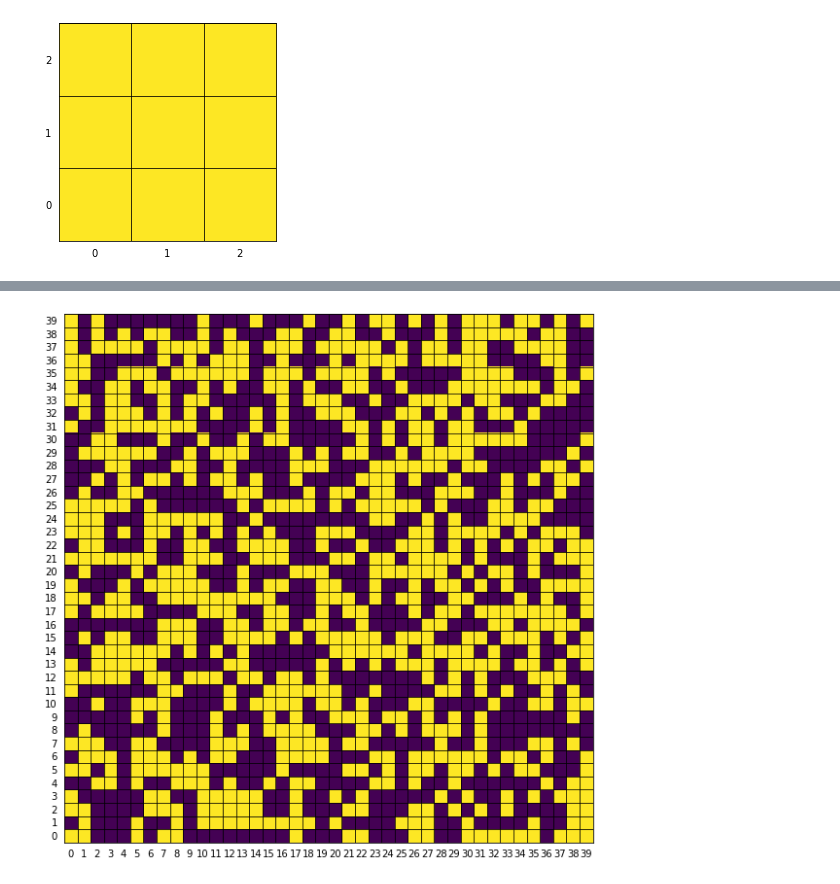
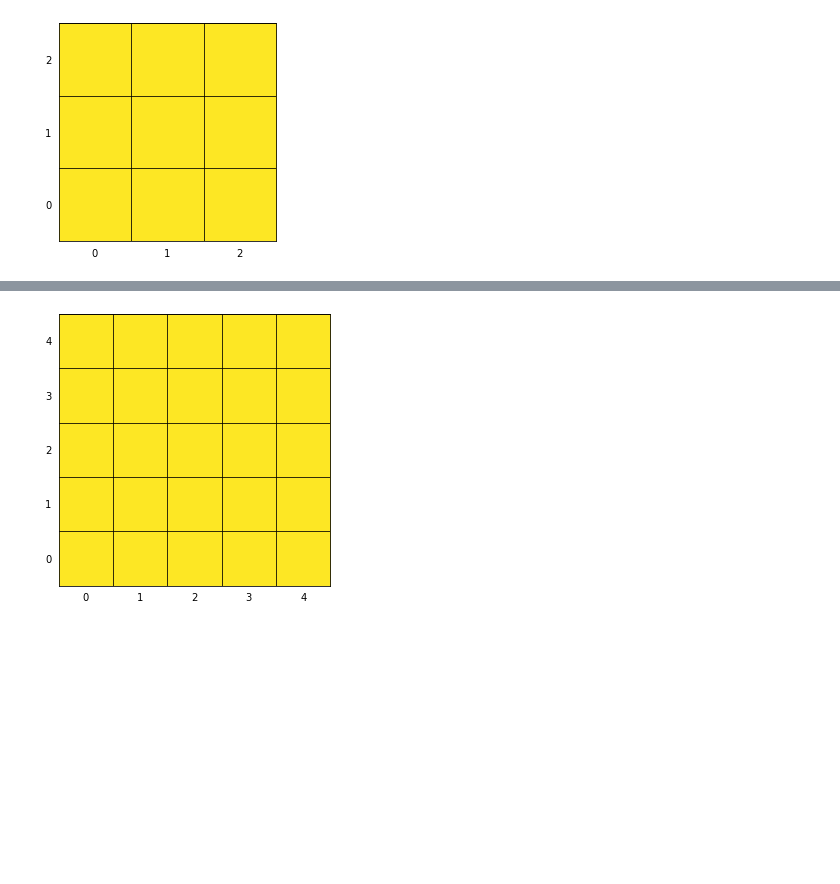
Before and after one commit to lnadi17/lights-yes, a Jupyter notebook: notebook.ipynb, the cells around one changed output, grey strips where cells are left out. Drawn from its saved outputs; the diff is of its cells as text; code cells hidden in the pictures; blank space fills up the shorter version.

```diff
--- a/notebook.ipynb
+++ b/notebook.ipynb
@@ -369,6 +374,6 @@ board = Gameboard(40)
 # %%
 %%time
-A = get_moves_matrix((40, 40))
-B = get_diff_matrix((40, 40))
+A = get_moves_matrix((5, 5))
+B = get_diff_matrix((5, 5))
 sol = solve_linalg(A, B)
 # %% [output]
@@ -377,5 +382,6 @@ Wall time: 36.2 s
-# %%
-board.get_figure(10)
-# %% [output]
-[figure, removed]
+# %%
+board.play_multiple(sol[0])
+board.get_figure()
+# %% [output]
+[figure, added]
 # %%
```
Also changed, not shown: parts of 21 cells of this notebook.
